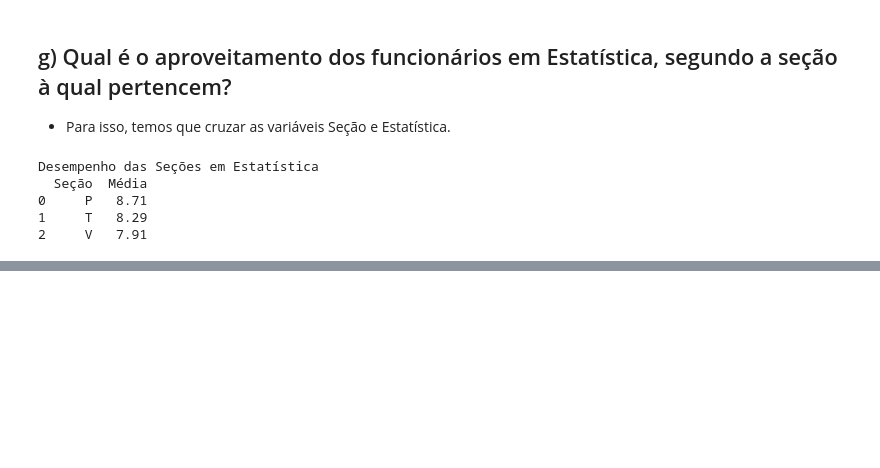
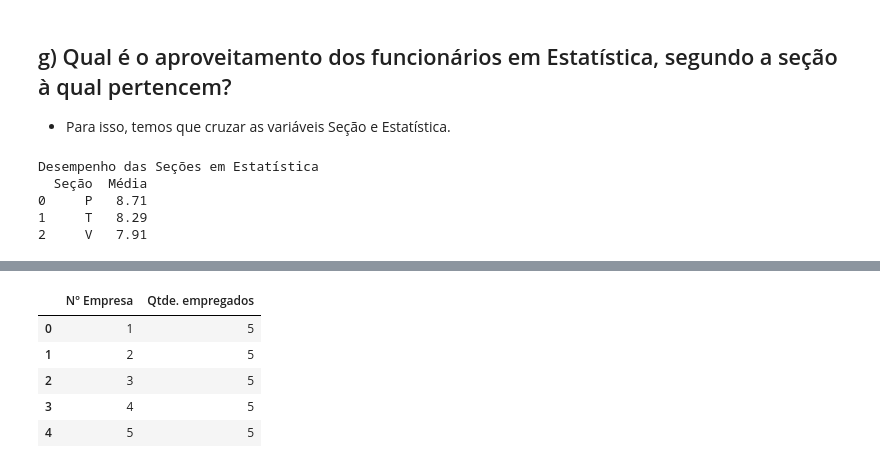
Before and after one commit to damian-nestea/estatistica-basica-bussabemorettin, a Jupyter notebook: notebooks/Cap02_Resumo_Dados.ipynb, the cells around one changed output, grey strips where cells are left out. Drawn from its saved outputs; the diff is of its cells as text; code cells hidden in the pictures; blank space fills up the shorter version.

```diff
--- a/notebooks/Cap02_Resumo_Dados.ipynb
+++ b/notebooks/Cap02_Resumo_Dados.ipynb
@@ -1115,0 +1119,14 @@ Desempenho das Seções em Estatística
+# %%
+# Importando planilha de dados das empresas com sua quantidade de empregados
+nome_aba = 'CD-Empresas'
+file_path = '/content/drive/MyDrive/Dados_EB.xlsx'
+df_empregados_x_empresas = pd.read_excel(file_path,nome_aba)
+
+df_empregados_x_empresas.head(5)
+# %% [output]
+|  | Nº Empresa | Qtde. empregados |
+| 0 | 1 | 5 |
+| 1 | 2 | 5 |
+| 2 | 3 | 5 |
+| 3 | 4 | 5 |
+| 4 | 5 | 5 |
```
Also changed, not shown: parts of 2 cells of this notebook.
